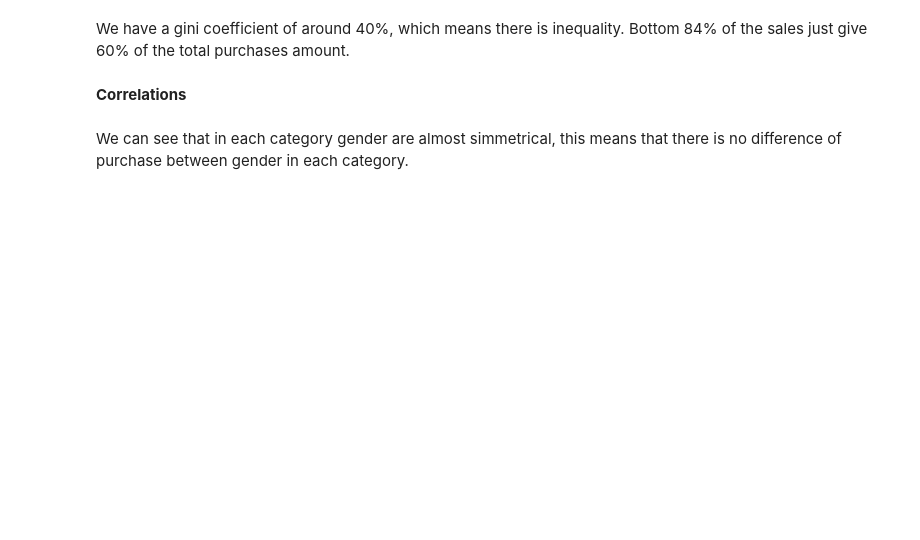
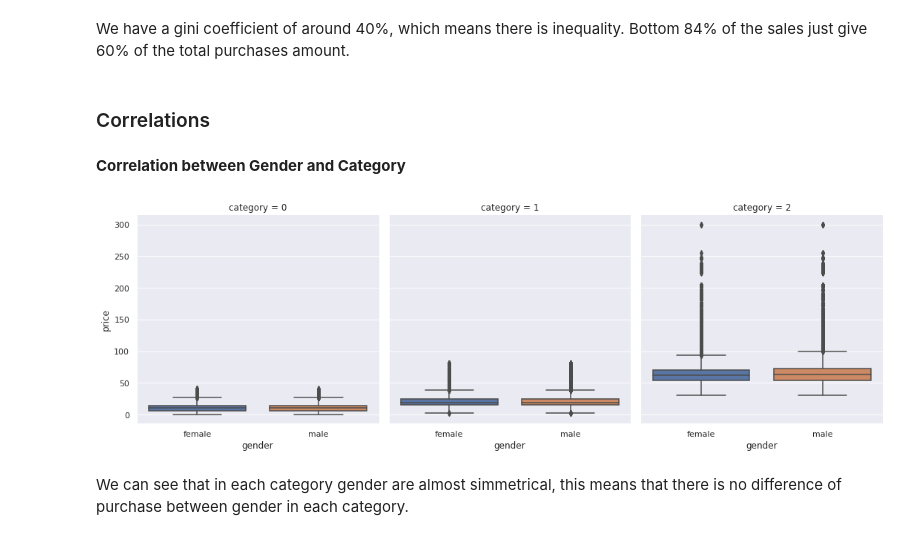
Before and after one commit to furawa/OC_data_analyst_projects, a Jupyter notebook: 02_analyze_company_sales/analyze_company_sales.ipynb, the cells around one changed output. Saved outputs shown, nothing was run; the diff lists cells and outputs as text; code cells hidden in the pictures; blank space fills up the shorter version.

Commit message:
refactor: Correlation between gender and category

```diff
--- a/02_analyze_company_sales/analyze_company_sales.ipynb
+++ b/02_analyze_company_sales/analyze_company_sales.ipynb
@@ -745,10 +749,14 @@ gini
 We have a gini coefficient of around 40%, which means there is inequality.
 Bottom 84% of the sales just give 60% of the total purchases amount.
 # %% [markdown]
-**Correlations**
+### Correlations
+# %% [markdown]
+**Correlation between Gender and Category**
 # %%
-# Correlation between gender and categories of products purchased
-sns.catplot(x = "sex", y = "price", col = "category", kind = "violin" , data = sales_clean);
+# violin plot, gender and categories of products purchased
+sns.catplot(x = "gender", y = "price", col = "category", kind = "box" , data = sales_clean);
+# %% [output]
+[figure, added]
 # %% [markdown]
 We can see that in each category gender are almost simmetrical, this means that there is no difference of purchase between gender in each category.
 # %%
```
Also changed, not shown: parts of 9 cells of this notebook.
